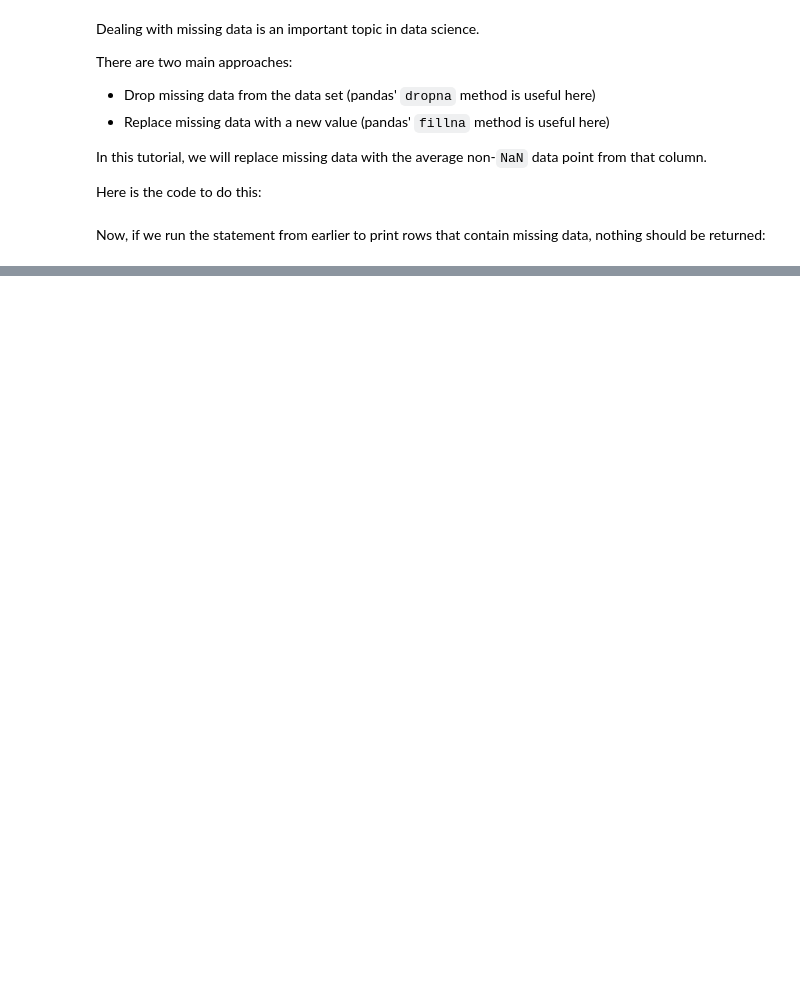
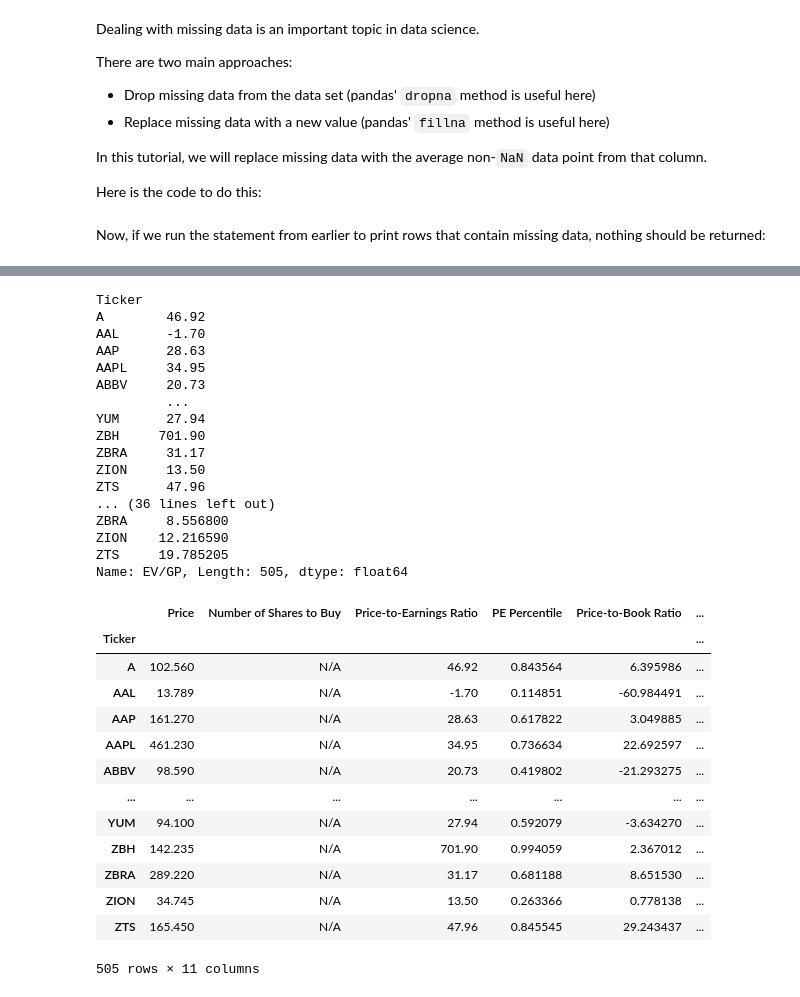
Before and after one commit to nickmccullum/algorithmic-trading-python, a Jupyter notebook: finished_files/003_quantitative_value_strategy.ipynb, the cells around one changed output, grey strips where cells are left out. Saved outputs shown, nothing was run; the diff lists cells and outputs as text; code cells hidden in the pictures; blank space fills up the shorter version.

Commit message:
added percentile scores'

```diff
--- a/finished_files/003_quantitative_value_strategy.ipynb
+++ b/finished_files/003_quantitative_value_strategy.ipynb
@@ -381,0 +379,50 @@ rv_dataframe[rv_dataframe.isnull().any(axis=1)]
+# %%
+metrics = {
+            'Price-to-Earnings Ratio': 'PE Percentile',
+            'Price-to-Book Ratio':'PB Percentile',
+            'EV/EBITDA':'EV/EBITDA Percentile',
+            'EV/GP':'EV/GP Percentile'
+}
+
+for row in rv_dataframe.index:
+    for metric in metrics.keys():
+        rv_dataframe.loc[row, metrics[metric]] = stats.percentileofscore(rv_dataframe[metric], rv_dataframe.loc[row, metric])/100
+
+# Print each percentile score to make sure it was calculated properly
+for metric in metrics:
+    print(rv_dataframe[metric])
+
+#Print the entire DataFrame
+rv_dataframe
+# %% [output]
+Ticker
+A        46.92
+AAL      -1.70
+AAP      28.63
+AAPL     34.95
+ABBV     20.73
+         ...
+YUM      27.94
+ZBH     701.90
+ZBRA     31.17
+ZION     13.50
+ZTS      47.96
+... (36 lines left out)
+ZBRA     8.556800
+ZION    12.216590
+ZTS     19.785205
+Name: EV/GP, Length: 505, dtype: float64
+|  | Price | Number of Shares to Buy | Price-to-Earnings Ratio | PE Percentile | Price-to-Book Ratio | ... |
+| Ticker |  |  |  |  |  | ... |
+| A | 102.560 | N/A | 46.92 | 0.843564 | 6.395986 | ... |
+| AAL | 13.789 | N/A | -1.70 | 0.114851 | -60.984491 | ... |
+| AAP | 161.270 | N/A | 28.63 | 0.617822 | 3.049885 | ... |
+| AAPL | 461.230 | N/A | 34.95 | 0.736634 | 22.692597 | ... |
+| ABBV | 98.590 | N/A | 20.73 | 0.419802 | -21.293275 | ... |
+| ... | ... | ... | ... | ... | ... | ... |
+| YUM | 94.100 | N/A | 27.94 | 0.592079 | -3.634270 | ... |
+| ZBH | 142.235 | N/A | 701.90 | 0.994059 | 2.367012 | ... |
+| ZBRA | 289.220 | N/A | 31.17 | 0.681188 | 8.651530 | ... |
+| ZION | 34.745 | N/A | 13.50 | 0.263366 | 0.778138 | ... |
+| ZTS | 165.450 | N/A | 47.96 | 0.845545 | 29.243437 | ... |
+505 rows × 11 columns
```
Also changed, not shown: parts of 9 cells of this notebook.
